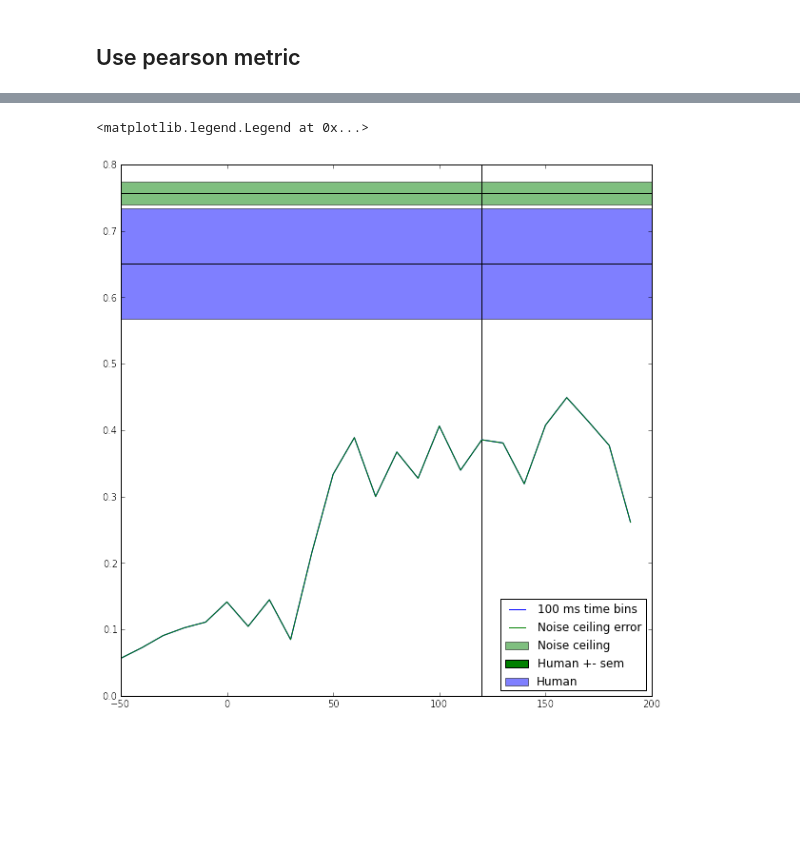
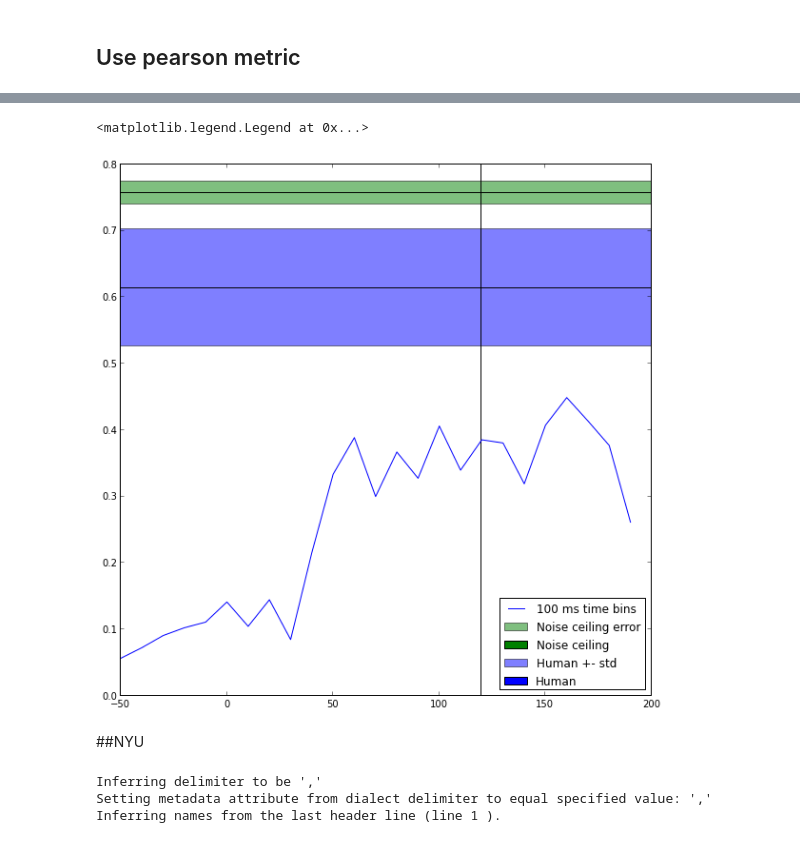
Before and after one commit to dicarlolab/BehavioralBenchmark, a Jupyter notebook: notebooks/consistency_analysis.ipynb, the cells around one changed output, grey strips where cells are left out. Drawn from its saved outputs; the diff is of its cells as text; code cells hidden in the pictures; blank space fills up the shorter version.

```diff
--- a/notebooks/consistency_analysis.ipynb
+++ b/notebooks/consistency_analysis.ipynb
@@ -17,14 +18,13 @@ Grab model results from saved CSV file for 100ms
 --------------------
 # %%
 
-path = os.path.expanduser("~/src/BehavioralBenchmark/results/")
 prefix = 'XCt_128Images_100msbinroll['
 suffix = '].csv'
 filenames = [f for f in os.listdir(path) if (f.startswith(prefix) and f.endswith(suffix))]
 TimeBins_100ms = sorted([[int(i) for i in f[len(prefix):][:-len(suffix)].split(', ')] for f in filenames])
 TimeBinCenters_100ms = [l[0]+50 for l in TimeBins_100ms]
 
-
+n_splits = 1
 
 filename_to_id = {}
 for trial in data:
@@ -61,7 +61,7 @@ for time_bin in TimeBins_100ms:
                 CMImagLCW_CT_100ms[it,imi,sp]= 1
             iCat = XCt[(XCt['Im_id'] == Imid)&(XCt['split']==sp)]['iCategory'][0]
             iPrCat = XCt[(XCt['Im_id'] == Imid)&(XCt['split']==sp)]['iPrCat'][0]
-            CMCat_CT_100ms[it,iCat,iPrCat,sp] = CMCat_CT[it,iCat,iPrCat,sp] + 1
+            CMCat_CT_100ms[it,iCat,iPrCat,sp] = CMCat_CT_100ms[it,iCat,iPrCat,sp] + 1
         imi += 1
     it +=1
 # %% [output]
@@ -127,4 +127,4 @@ for time_bin_index, time_bin in enumerate(TimeBins_20ms):
             iCat = XCt[(XCt['Im_id'] == Imid)&(XCt['split']==split)]['iCategory'][0]
             iPrCat = XCt[(XCt['Im_id'] == Imid)&(XCt['split']==split)]['iPrCat'][0]
             #time, shown, predicted, split
-            CMCat_CT_20ms[time_bin_index,iCat,iPrCat,split] = CMCat_CT[time_bin_index,iCat,iPrCat,split] + 1
+            CMCat_CT_20ms[time_bin_index,iCat,iPrCat,split] = CMCat_CT_20ms[time_bin_index,iCat,iPrCat,split] + 1
@@ -253,27 +347,34 @@ def metric(x,y):
 #Calculate consistencies
 
 individual_to_pool = []
+individual_to_pool_empirical = []
 noise_level = []
-
+meanindidual_to_meanpool = []
 for worker in range(M.shape[2]):
+    #Get first rep non worker pool
     rep0_pool = np.delete(np.squeeze(np.copy(M[:,0,:])), worker, 1).mean(1)
+    #Get second rep non worker pool
     rep1_pool = np.delete(np.squeeze(np.copy(M[:,1,:])), worker, 1).mean(1)
 
+    non_worker_pool = (rep0_pool+rep1_pool)/2
     rep0_trials = M[:, 0, worker]
     rep1_trials = M[:, 1, worker]
+    meanindividual = (rep0_trials.astype(int)+ rep1_trials.astype(int))/2
 
-    consistencies = [metric(rep0_trials, pool), metric(rep1_trials, pool)]
+    consistencies = [metric(rep0_trials, non_worker_pool), metric(rep1_trials, non_worker_pool)]
     consistencies_empirical = [metric(rep0_trials, rep0_pool), metric(rep1_trials, rep1_pool)]
     noise_level.append(sqrt(metric(rep0_pool, rep1_pool)*metric(rep0_trials, rep1_trials)))
 
     assert rep0_pool.shape == (128,)
 
+
+    meanindidual_to_meanpool.append(metric(meanindividual , non_worker_pool))
     individual_to_pool.extend(consistencies)
     individual_to_pool_empirical.extend(consistencies_empirical)
 
-rep_consistencies = []
-for rep_model in rep_models:
-    rep_consistencies = metric(rep_model, pool)
+#rep_consistencies = []
+#for rep_model in rep_models:
+#    rep_consistencies = metric(rep_model, pool)
 
 normalized = []
 for split1, split2, noise in zip(individual_to_pool_empirical[::2], individual_to_pool_empirical[1::2], noise_level):
@@ -281,11 +382,13 @@ for split1, split2, noise in zip(individual_to_pool_empirical[::2], individual_t
     normalized.append(split2/noise)
 
 
-figure()
-hist(sorted(individual_to_pool), 8)
-axis([.3,.9,0,10])
-title('Unnormalized correlation to pool')
-figure()
-hist(normalized)
-title('Normalized correlation to pool')
+fig,ax = subplots(2,1,figsize= [5,10], sharex = True, sharey = True)
+ax[0].hist(sorted(individual_to_pool), 8)
+ax[0].axvspan(model_metric_value, model_metric_value, facecolor='g', alpha=.5)
+ax[0].axis([0,1.1,0,10])
+ax[0].set_title('Unnormalized correlation to pool')
+model_metric_value
+
+ax[1].hist(normalized)
+ax[1].set_title('Normalized correlation to pool')
 # %% [output]
@@ -339,16 +498,34 @@ title('Normalized correlation')
 # %%
 # Plot unnormalized 20ms and 100ms time bin consistency for all time bins
 figure(figsize=(10,10))
 model_consistencies_100ms = [metric(result, pool) for result in CMImagLCW_CT_100ms[:,:,0]]
-plot(TimeBinCenters_20ms, model_consistencies_20ms)
+#plot(TimeBinCenters_20ms, model_consistencies_20ms)
 plot(TimeBinCenters_100ms, model_consistencies_100ms)
 #legend(['20 ms time bins', '100 ms time bins'], loc='best')
 draw_noise_ceiling()
 
 axhspan(mean_metric_value-np.std(individual_to_pool), mean_metric_value+np.std(individual_to_pool), facecolor='b', alpha=0.5)
 axhspan(mean_metric_value, mean_metric_value, facecolor='b')
 axvspan(120,120,facecolor='r')
-legend(['100 ms time bins', 'Noise ceiling error', 'Noise ceiling', 'Human +- sem', 'Human'], loc='best')
+legend(['100 ms time bins', 'Noise ceiling error', 'Noise ceiling', 'Human +- std', 'Human'], loc='best')
 # %% [output]
 <matplotlib.legend.Legend at 0x...>
-[figure, old version]
+[figure, new version]
+# %% [markdown]
+##NYU
+# %%
+XNYU = tb.tabarray(SVfile = path+'XNYUstandard_v6_128Imagessvm.LinearSVC.csv')
+
+#print rep
+#str(rep_data['Im_id'][0])[2:-1] in Images
+Reps = np.unique(Xreps['rep_id'])
+ModelNYU_CW = np.zeros((len(Images)))
+imi = 0
+for im_id in Images:
+    Correct = int(XNYU[XNYU['Im_id'] == im_id]['iCategory']==XNYU[XNYU['Im_id'] == im_id]['iPrCat'])
+    ModelNYU_CW[imi] = Correct
+    imi += 1
+# %% [output]
+Inferring delimiter to be ','
+Setting metadata attribute from dialect delimiter to equal specified value: ','
+Inferring names from the last header line (line 1 ).
```
Also changed, not shown: parts of 21 cells of this notebook.
